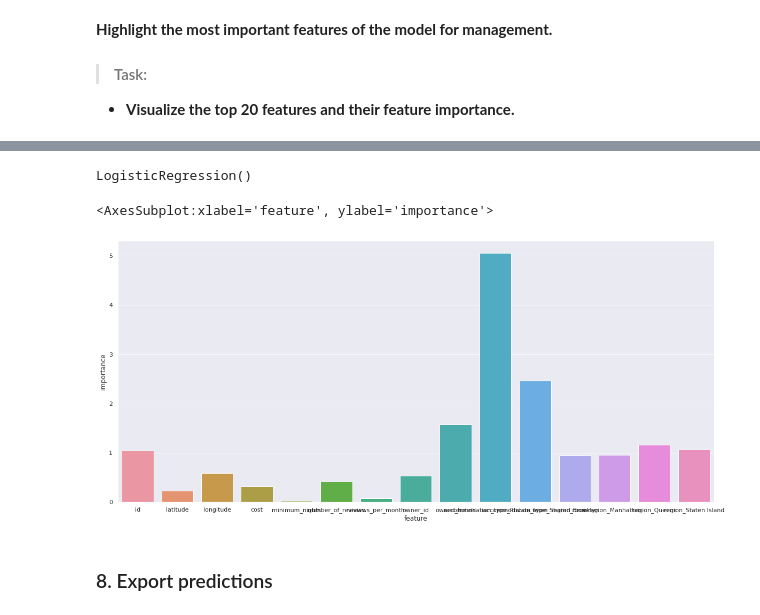
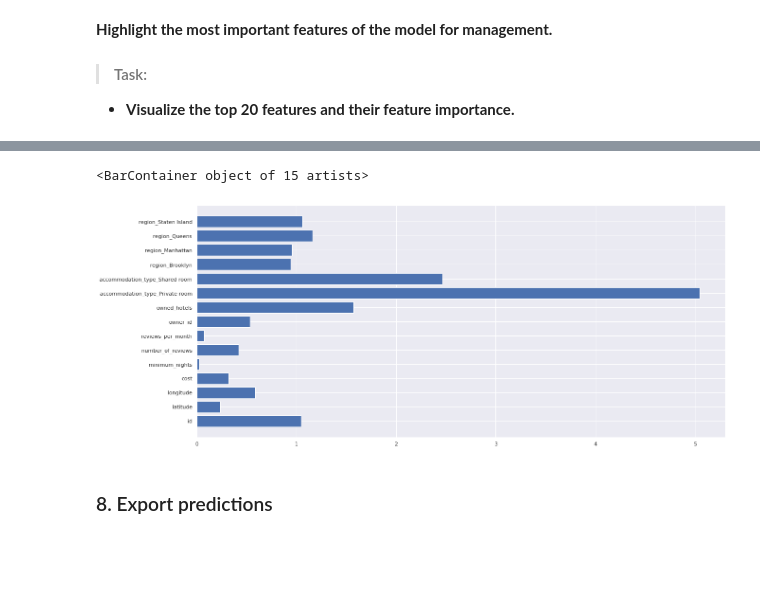
Before and after one commit to MykolaPinchuk/Kaggle, a Jupyter notebook: Projects/hackerrank-ml-test-availability-1.ipynb, the cells around one changed output, grey strips where cells are left out. Drawn from its saved outputs; the diff is of its cells as text; code cells hidden in the pictures; blank space fills up the shorter version.

```diff
--- a/Projects/hackerrank-ml-test-availability-1.ipynb
+++ b/Projects/hackerrank-ml-test-availability-1.ipynb
@@ -455,23 +480,13 @@ Simpler SVM performs pretty well as well. I guess that improvement in performanc
 # %%
 # the simplest way to explore feature importance is to check coefficients from a linear model:
 
 lrg = LogisticRegression()
 lrg.fit(X_train, y_train)
 
-feat_imp = pd.DataFrame(columns=['feature', 'importance'])
-feat_imp.feature = list(X_train.columns)
-feat_imp.importance = np.abs(lrg.coef_.flatten())
-feat_imp.replace("accommodation_type_Private room", 'Private room', inplace = True)
-feat_imp.replace("accommodation_type_Shared room", 'Shared room', inplace = True)
-feat_imp
+plt.barh(X_train.columns, np.abs(lrg.coef_.flatten()))
 # %% [output]
-LogisticRegression()
+<BarContainer object of 15 artists>
+[figure, added]
-# %%
-sns.set(rc={'figure.figsize':(20,9)})
-sns.barplot(x='feature', y='importance', data=feat_imp)
-# %% [output]
-<AxesSubplot:xlabel='feature', ylabel='importance'>
-[figure, removed]
 # %% [markdown]
 ### 8. Export predictions ###
 # %% [markdown]
```
Also changed, not shown: parts of 4 cells of this notebook.
